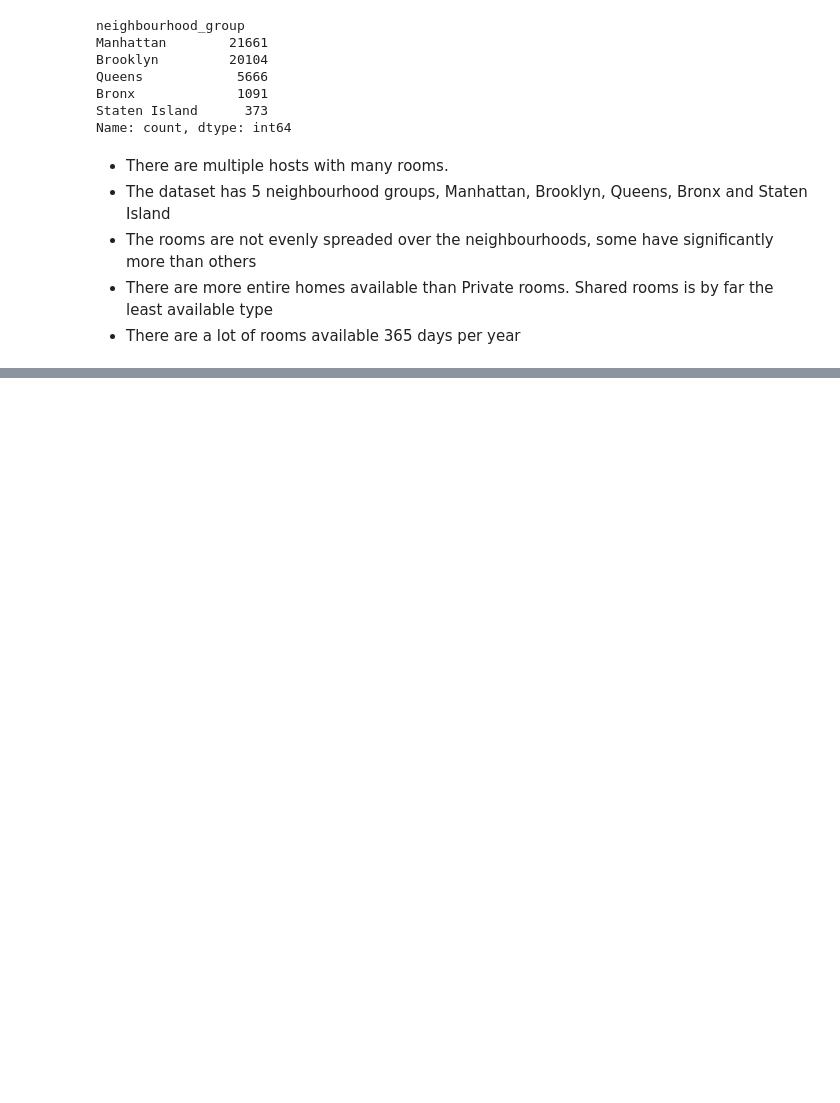
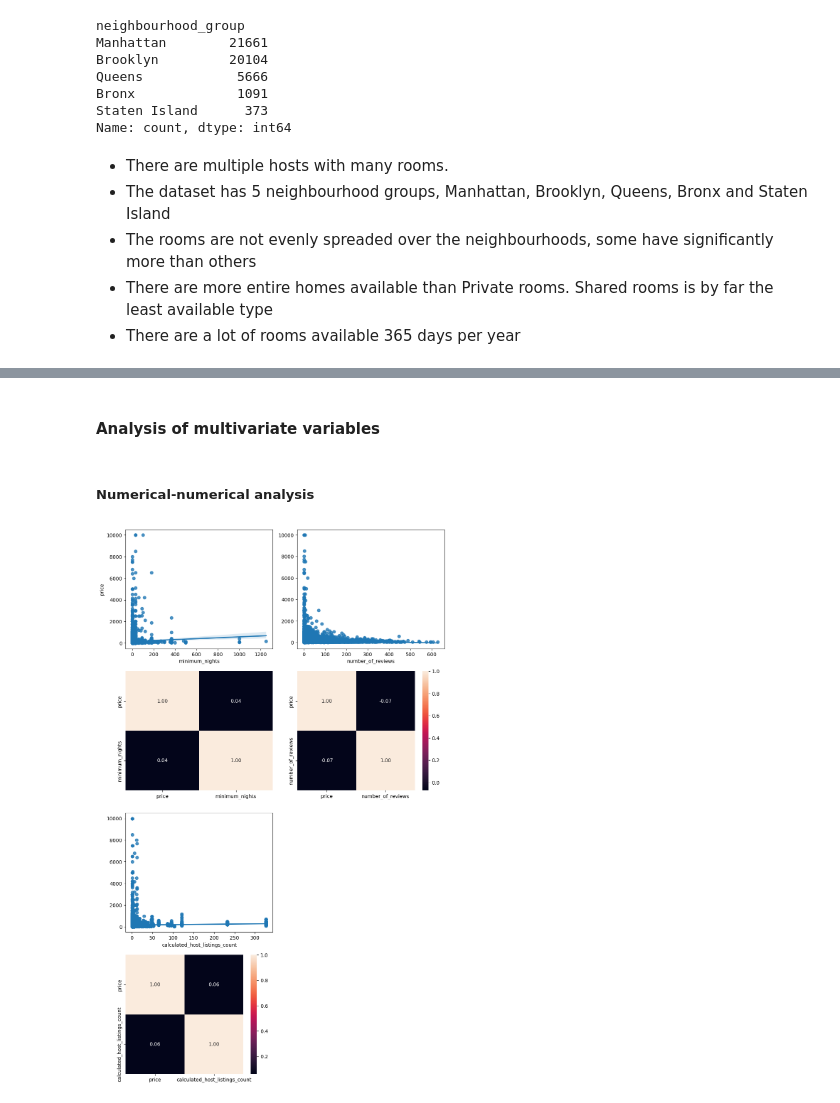
Before and after one commit to puupa/Data_Preprocessing_Project, a Jupyter notebook: src/explore.ipynb, the cells around one changed output, grey strips where cells are left out. Cells and saved outputs as stored; diff of their text form; code cells hidden in the pictures; blank space fills up the shorter version.

```diff
--- a/src/explore.ipynb
+++ b/src/explore.ipynb
@@ -159,0 +184,27 @@ Name: count, dtype: int64
+# %% [markdown]
+#### Analysis of multivariate variables
+# %% [markdown]
+##### Numerical-numerical analysis
+# %%
+# Create subplot canvas
+fig, axis = plt.subplots(4, 2, figsize = (10, 16))
+
+# Create Plates
+sns.regplot(ax = axis[0, 0], data = data_clean, x = "minimum_nights", y = "price")
+sns.heatmap(data_clean[["price", "minimum_nights"]].corr(), annot = True, fmt = ".2f", ax = axis[1, 0], cbar = False)
+
+sns.regplot(ax = axis[0, 1], data = data_clean, x = "number_of_reviews", y = "price").set(ylabel = None)
+sns.heatmap(data_clean[["price", "number_of_reviews"]].corr(), annot = True, fmt = ".2f", ax = axis[1, 1])
+
+sns.regplot(ax = axis[2, 0], data = data_clean, x = "calculated_host_listings_count", y = "price").set(ylabel = None)
+sns.heatmap(data_clean[["price", "calculated_host_listings_count"]].corr(), annot = True, fmt = ".2f", ax = axis[3, 0]).set(ylabel = None)
+fig.delaxes(axis[2, 1])
+fig.delaxes(axis[3, 1])
+
+# Ajustar el layout
+plt.tight_layout()
+
+# Mostrar el plot
+plt.show()
+# %% [output]
+[figure, added]
```
Also changed, not shown: parts of 6 cells of this notebook.
